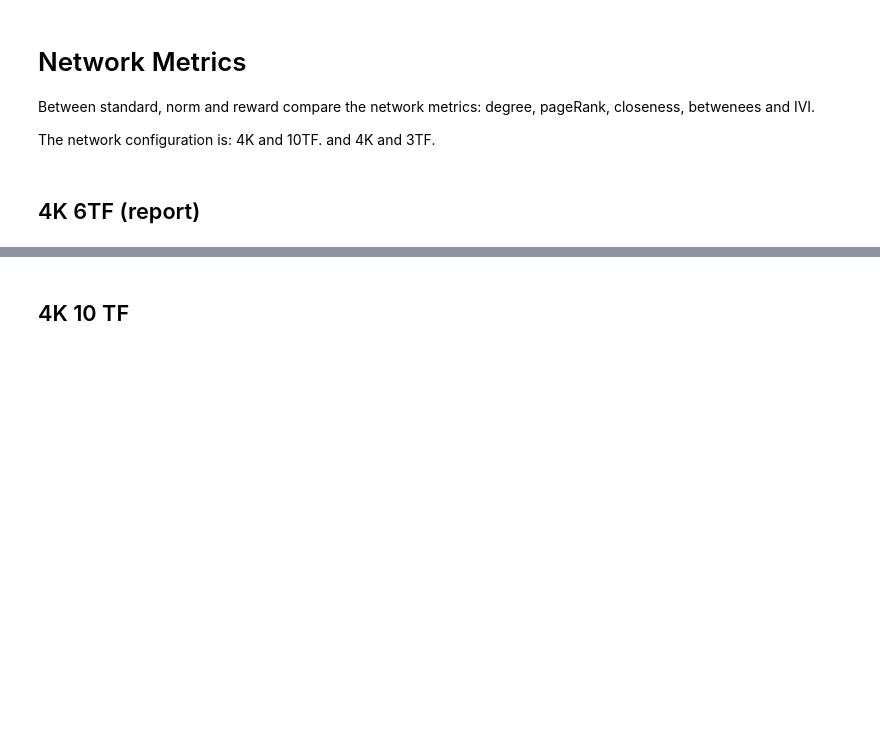
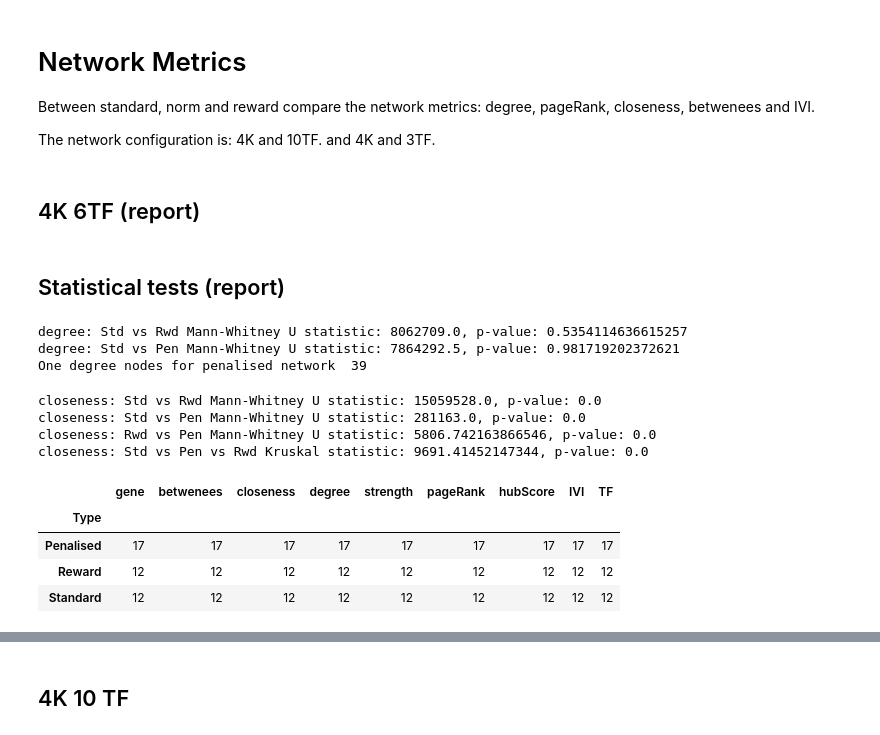
Before and after one commit to vladUng/Phd_extended, a Jupyter notebook: notebooks/network_I/tum_modifiers.ipynb, the cells around one changed output, grey strips where cells are left out. Cells and saved outputs as stored; diff of their text form; code cells hidden in the pictures; blank space fills up the shorter version.

```diff
--- a/notebooks/network_I/tum_modifiers.ipynb
+++ b/notebooks/network_I/tum_modifiers.ipynb
@@ -131,8 +128,7 @@ fig = px.scatter(leiden_scores, x="Modifier", color="TF", y="ModularityScore", s
 
 # Fir for one TF and 10 Leiden scores
 fig = gh.plot_leiden(exps=tum, tf="6")
-
-# fig.update_layout(font=dict(size=16))
+fig.update_layout(font=dict(size=16))
 # save_fig(name="LeidenMetrics_{}".format(label), fig=fig, base_path=figures_path, width=1400, height=600)
 # %% [markdown]
 # Network Metrics
@@ -143,9 +139,11 @@ The network configuration is: 4K and 10TF. and 4K and 3TF.
 # %% [markdown]
 ## 4K 6TF (report)
 # %%
-if False:
+if True:
     std_nt, rwrd_nt, pen_nt = tum.exps["standard_4K_6TF"], tum.exps["norm3_4K_6TF"], tum.exps["beta_4K_6TF"]
     metrics_df = gh.prep_net_metrics(std_nt, rwrd_nt, pen_nt)
 
     fig = gh.plot_net_metrics(metrics_df, label="6TF", log_y=True, filename="NetworkMetricsComp_{}".format("6TF"), figs_path=figures_path)
     fig.show()
+# %% [markdown]
+## Statistical tests (report)
@@ -151,0 +156,57 @@ if False:
+# %%
+metric = "degree"
+statistic, p_value = stats.mannwhitneyu(
+    dist_std[metric],
+    dist_rwd[metric],
+)
+print(f"{metric}: Std vs Rwd Mann-Whitney U statistic: {statistic}, p-value: {p_value}")
+
+statistic, p_value = stats.mannwhitneyu(
+    dist_std[metric],
+    dist_pen[metric],
+)
+print(f"{metric}: Std vs Pen Mann-Whitney U statistic: {statistic}, p-value: {p_value}")
+
+######
+one_degree_nodes = dist_pen[dist_pen["degree"] == 1].shape[0]
+print("One degree nodes for penalised network ", one_degree_nodes)
+# %% [output]
+degree: Std vs Rwd Mann-Whitney U statistic: 8062709.0, p-value: 0.5354114636615257
+degree: Std vs Pen Mann-Whitney U statistic: 7864292.5, p-value: 0.981719202372621
+One degree nodes for penalised network  39
+# %%
+# Closeness
+metric = "closeness"
+statistic, p_value = stats.mannwhitneyu(
+    dist_std[metric],
+    dist_rwd[metric],
+)
+print(f"{metric}: Std vs Rwd Mann-Whitney U statistic: {statistic}, p-value: {p_value}")
+
+statistic, p_value = stats.mannwhitneyu(
+    dist_std[metric],
+    dist_pen[metric],
+)
+print(f"{metric}: Std vs Pen Mann-Whitney U statistic: {statistic}, p-value: {p_value}")
+
+statistic, p_value = stats.kruskal(
+    dist_rwd[metric],
+    dist_pen[metric],
+)
+print(f"{metric}: Rwd vs Pen Mann-Whitney U statistic: {statistic}, p-value: {p_value}")
+
+statistic, p_value = stats.kruskal(dist_rwd[metric], dist_pen[metric], dist_std[metric])
+print(f"{metric}: Std vs Pen vs Rwd Kruskal statistic: {statistic}, p-value: {p_value}")
+# %% [output]
+closeness: Std vs Rwd Mann-Whitney U statistic: 15059528.0, p-value: 0.0
+closeness: Std vs Pen Mann-Whitney U statistic: 281163.0, p-value: 0.0
+closeness: Rwd vs Pen Mann-Whitney U statistic: 5806.742163866546, p-value: 0.0
+closeness: Std vs Pen vs Rwd Kruskal statistic: 9691.41452147344, p-value: 0.0
+# %%
+metrics_df[metrics_df["closeness"] >= 0.7].sort_values(by=["gene"]).groupby("Type").count()
+# %% [output]
+|  | gene | betwenees | closeness | degree | strength | pageRank | hubScore | IVI | TF |
+| Type |  |  |  |  |  |  |  |  |  |
+| Penalised | 17 | 17 | 17 | 17 | 17 | 17 | 17 | 17 | 17 |
+| Reward | 12 | 12 | 12 | 12 | 12 | 12 | 12 | 12 | 12 |
+| Standard | 12 | 12 | 12 | 12 | 12 | 12 | 12 | 12 | 12 |
```
Also changed, not shown: parts of 32 cells of this notebook.
